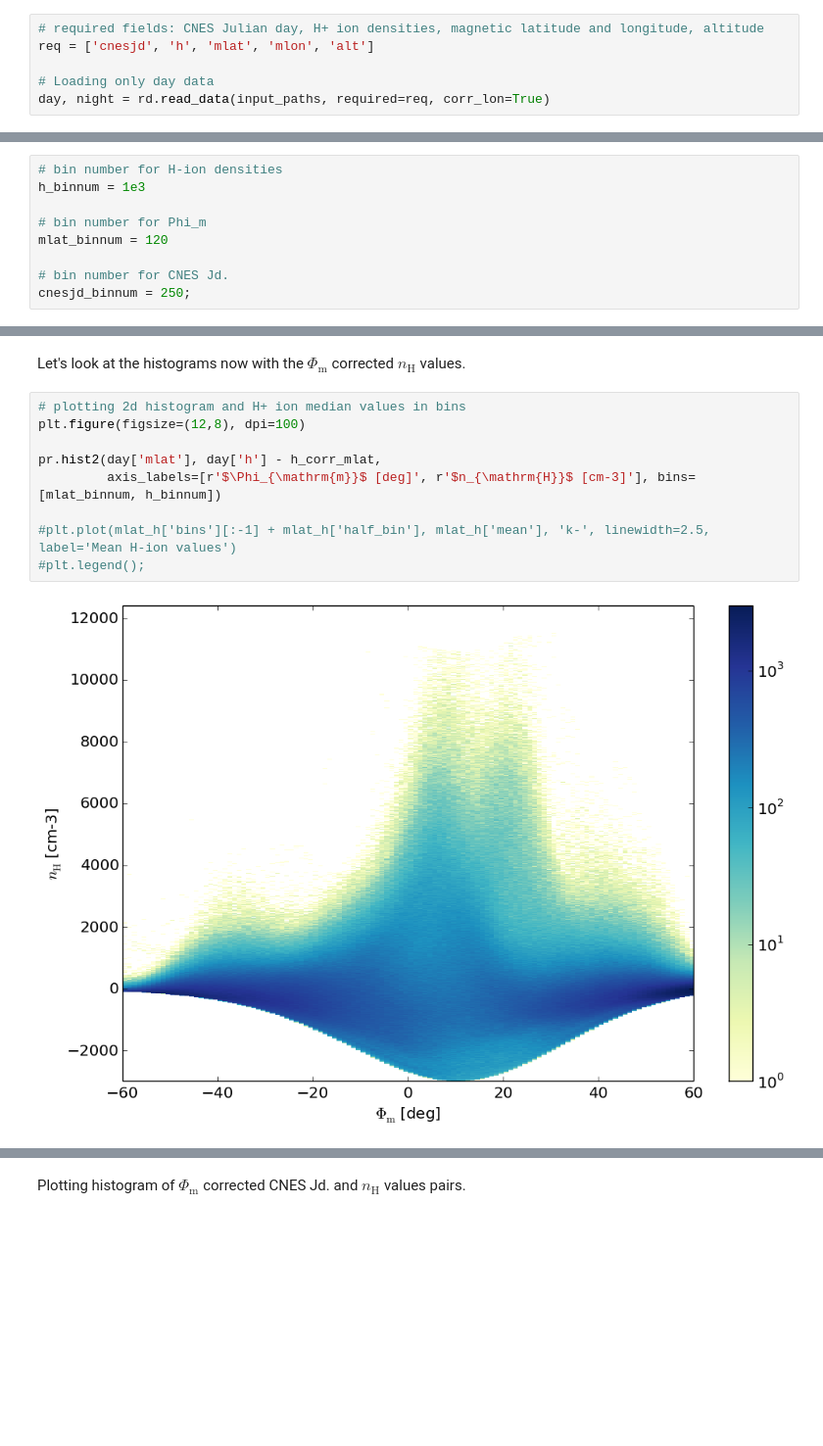
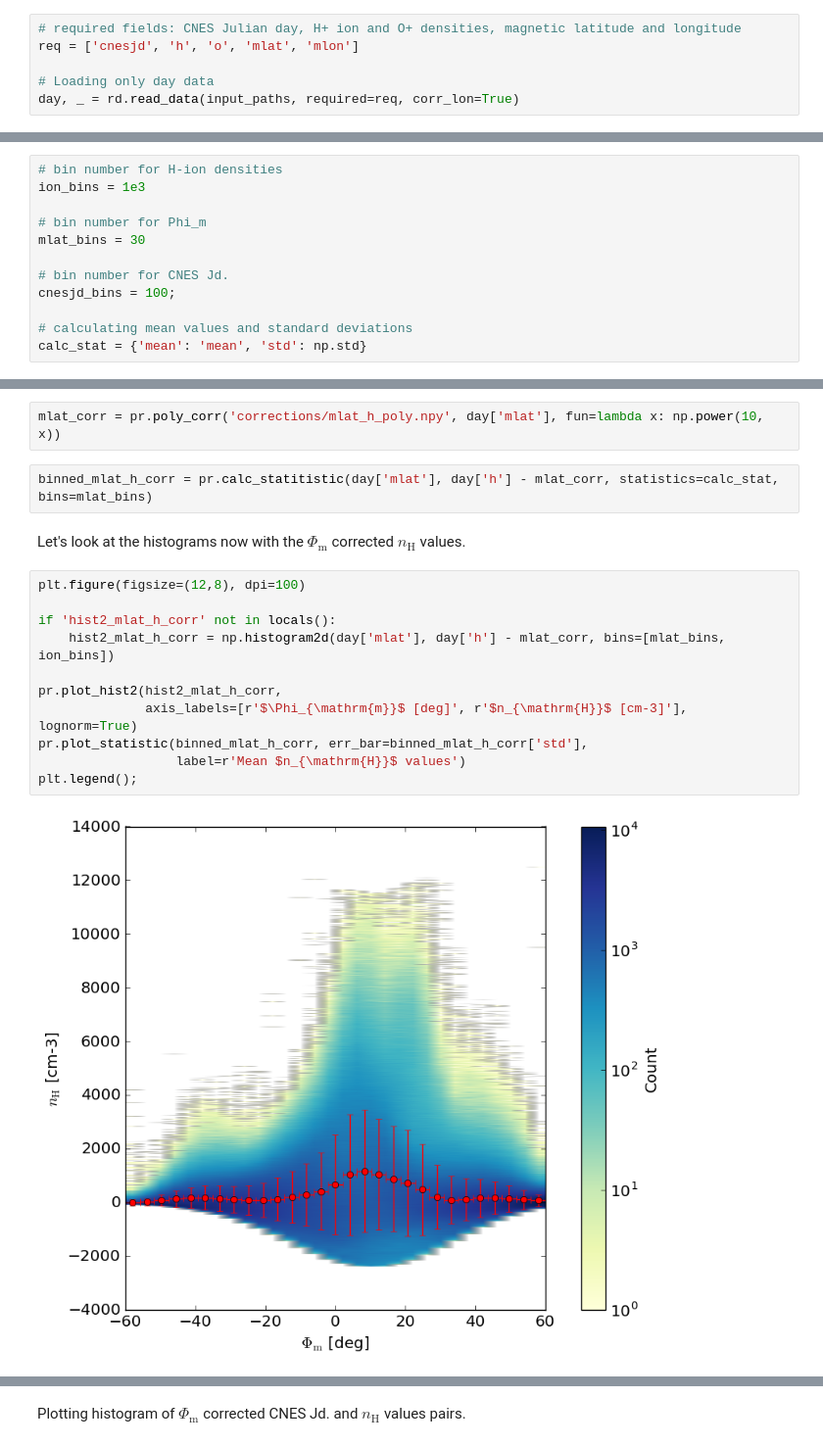
Before and after one commit to bozso/demeter_process, a Jupyter notebook: day_h_corr.ipynb, the cells around one changed output, grey strips where cells are left out. Shown at 98% size. Saved outputs shown, nothing was run; the diff lists cells and outputs as text; blank space fills up the shorter version.

```diff
--- a/day_h_corr.ipynb
+++ b/day_h_corr.ipynb
@@ -43,10 +38,10 @@ data_dir = '/home/istvan/work/demeter/IAP_data/1140/'
 input_paths = [data_dir + path for path in listdir(data_dir)]
 # %%
-# required fields: CNES Julian day, H+ ion densities, magnetic latitude and longitude, altitude
-req = ['cnesjd', 'h', 'mlat', 'mlon', 'alt']
+# required fields: CNES Julian day, H+ ion and O+ densities, magnetic latitude and longitude
+req = ['cnesjd', 'h', 'o', 'mlat', 'mlon']
 
 # Loading only day data
-day, night = rd.read_data(input_paths, required=req, corr_lon=True)
+day, _ = rd.read_data(input_paths, required=req, corr_lon=True)
 # %%
 idx_frac, idx_whole = rd.read_idx('/home/istvan/work/demeter/geomag_indices/idx')
 # %%
@@ -56,10 +51,13 @@ day = day[(day['h']  < 1.4e4) & (day['h'] > 100) & (np.abs(day['mlat']) < 60)]
 Binning data for $\Phi_{\mathrm{m}}$ values and CNES Julian day values. In each case mean $n_{\mathrm{H}}$ values are calulated in each bin.
 # %%
 # bin number for H-ion densities
-h_binnum = 1e3
+ion_bins = 1e3
 
 # bin number for Phi_m
-mlat_binnum = 120
+mlat_bins = 30
 
 # bin number for CNES Jd.
-cnesjd_binnum = 250;
+cnesjd_bins = 100;
+
+# calculating mean values and standard deviations
+calc_stat = {'mean': 'mean', 'std': np.std}
@@ -171,15 +157,21 @@ h_corr_mlat = np.power(10, p(day['mlat']))
+# %%
+mlat_corr = pr.poly_corr('corrections/mlat_h_poly.npy', day['mlat'], fun=lambda x: np.power(10, x))
+# %%
+binned_mlat_h_corr = pr.calc_statitistic(day['mlat'], day['h'] - mlat_corr, statistics=calc_stat, bins=mlat_bins)
 # %% [markdown]
 Let's look at the histograms now with the $\Phi_{\mathrm{m}}$ corrected $n_{\mathrm{H}}$ values.
 # %%
-# plotting 2d histogram and H+ ion median values in bins
 plt.figure(figsize=(12,8), dpi=100)
 
-pr.hist2(day['mlat'], day['h'] - h_corr_mlat,
-         axis_labels=[r'$\Phi_{\mathrm{m}}$ [deg]', r'$n_{\mathrm{H}}$ [cm-3]'], bins=[mlat_binnum, h_binnum])
+if 'hist2_mlat_h_corr' not in locals():
+    hist2_mlat_h_corr = np.histogram2d(day['mlat'], day['h'] - mlat_corr, bins=[mlat_bins, ion_bins])
 
-#plt.plot(mlat_h['bins'][:-1] + mlat_h['half_bin'], mlat_h['mean'], 'k-', linewidth=2.5, label='Mean H-ion values')
-#plt.legend();
+pr.plot_hist2(hist2_mlat_h_corr,
+              axis_labels=[r'$\Phi_{\mathrm{m}}$ [deg]', r'$n_{\mathrm{H}}$ [cm-3]'], lognorm=True)
+pr.plot_statistic(binned_mlat_h_corr, err_bar=binned_mlat_h_corr['std'],
+                  label=r'Mean $n_{\mathrm{H}}$ values')
+plt.legend();
 # %% [output]
-[figure, old version]
+[figure, new version]
 # %% [markdown]
 The correction reduced standard deviance and pushed $n_{\mathrm{H}}$ values towards zero $\mathrm{cm}^{-3}$.
```
Also changed, not shown: parts of 44 cells of this notebook, 5 other files.
